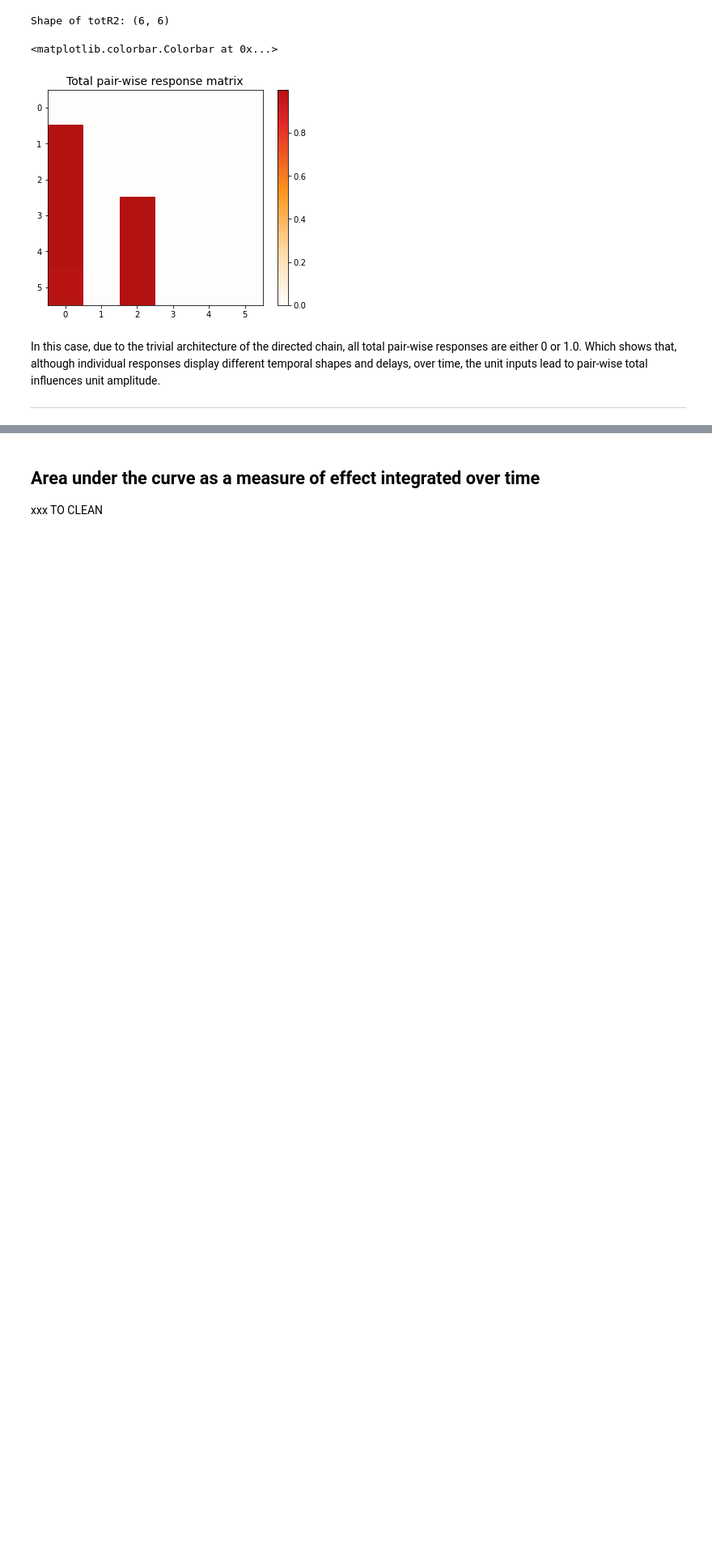
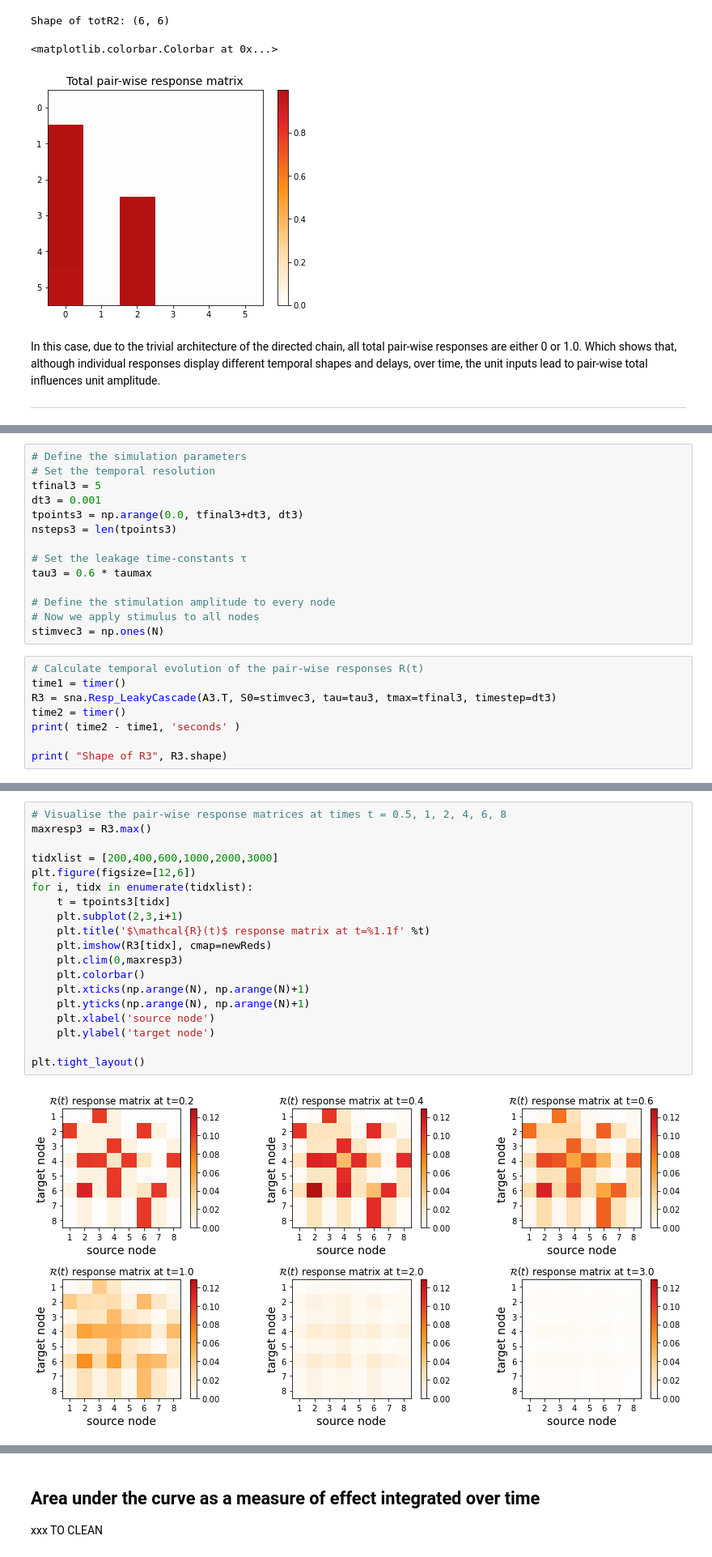
Before and after one commit to mb-BCA/SiReNetA_Tutorials, a Jupyter notebook: Tutorial_Notebooks/2_Basics_StimRespMetrics.ipynb, the cells around one changed output, grey strips where cells are left out. Shown at 81% size. Saved outputs shown, nothing was run; the diff lists cells and outputs as text; blank space fills up the shorter version.

```diff
--- a/Tutorial_Notebooks/2_Basics_StimRespMetrics.ipynb
+++ b/Tutorial_Notebooks/2_Basics_StimRespMetrics.ipynb
@@ -319,0 +356,22 @@ print( f'output degrees : {outk}')
+# %%
+# Define the simulation parameters
+# Set the temporal resolution
+tfinal3 = 5
+dt3 = 0.001
+tpoints3 = np.arange(0.0, tfinal3+dt3, dt3)
+nsteps3 = len(tpoints3)
+
+# Set the leakage time-constants τ
+tau3 = 0.6 * taumax
+
+# Define the stimulation amplitude to every node
+# Now we apply stimulus to all nodes
+stimvec3 = np.ones(N)
+# %%
+# Calculate temporal evolution of the pair-wise responses R(t)
+time1 = timer()
+R3 = sna.Resp_LeakyCascade(A3.T, S0=stimvec3, tau=tau3, tmax=tfinal3, timestep=dt3)
+time2 = timer()
+print( time2 - time1, 'seconds' )
+
+print( "Shape of R3", R3.shape)
@@ -320,2 +381,23 @@ print( f'output degrees : {outk}')
+# %%
+# Visualise the pair-wise response matrices at times t = 0.5, 1, 2, 4, 6, 8
+maxresp3 = R3.max()
+
+tidxlist = [200,400,600,1000,2000,3000]
+plt.figure(figsize=[12,6])
+for i, tidx in enumerate(tidxlist):
+    t = tpoints3[tidx]
+    plt.subplot(2,3,i+1)
+    plt.title('$\mathcal{R}(t)$ response matrix at t=%1.1f' %t)
+    plt.imshow(R3[tidx], cmap=newReds)
+    plt.clim(0,maxresp3)
+    plt.colorbar()
+    plt.xticks(np.arange(N), np.arange(N)+1)
+    plt.yticks(np.arange(N), np.arange(N)+1)
+    plt.xlabel('source node')
+    plt.ylabel('target node')
+
+plt.tight_layout()
+# %% [output]
+[figure, added]
 # %% [markdown]
 ### Input and output responses to quantify the receiving and broadcasting properties of nodes
```
Also changed, not shown: parts of 21 cells of this notebook.
